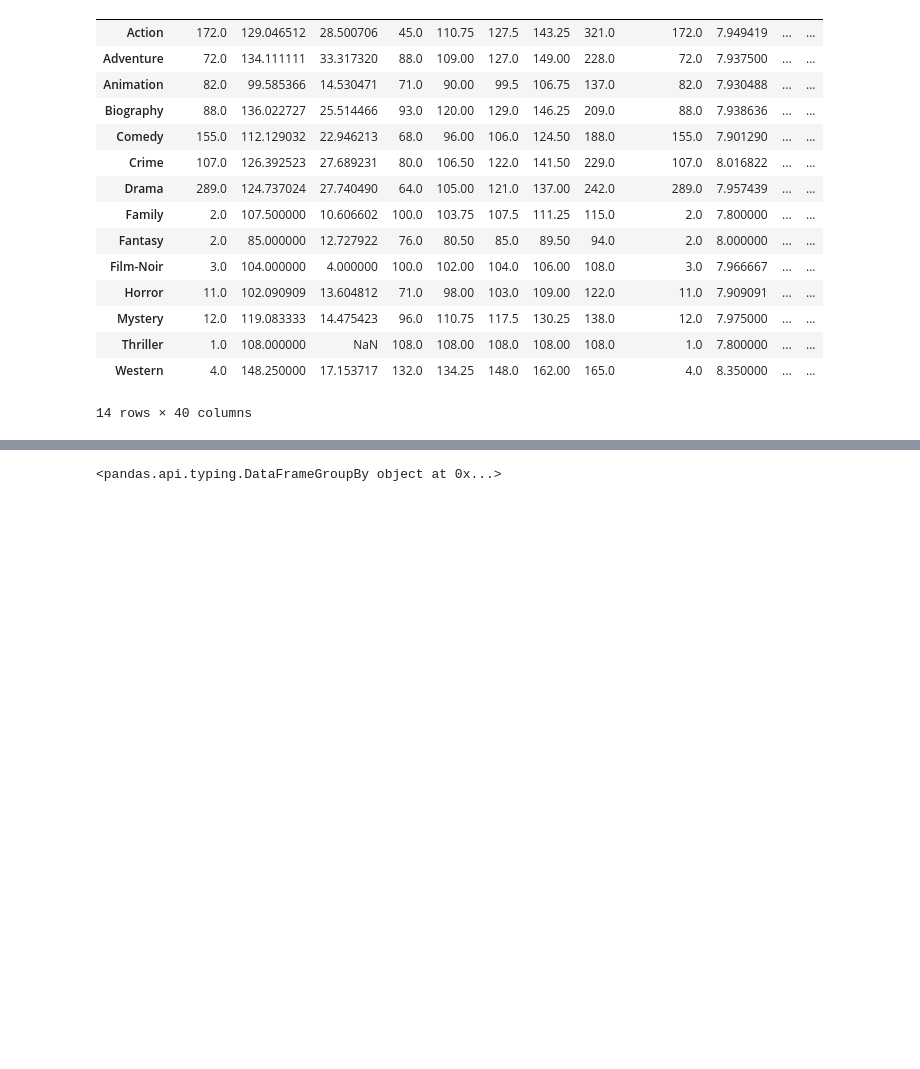
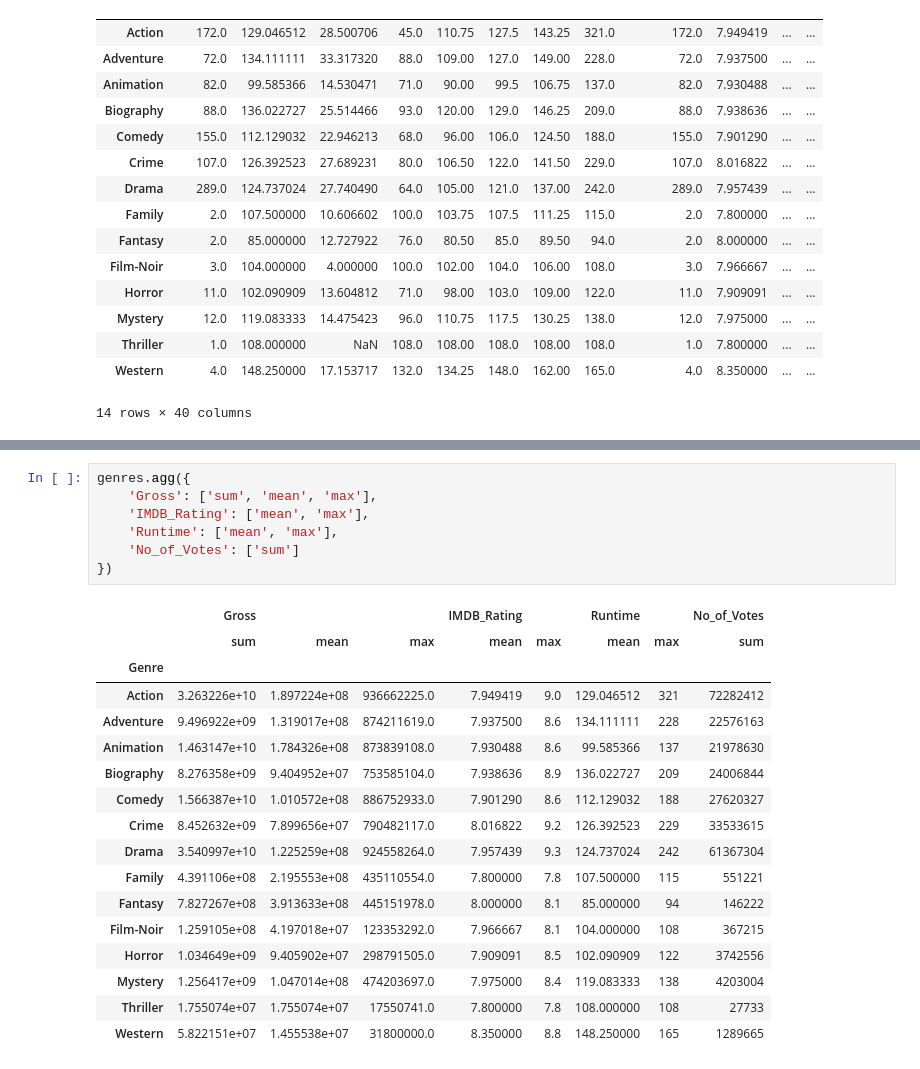
Before and after one commit to Hilal-11/Numpy-Pandas-Matplotlib-Seaborn-Sipy, a Jupyter notebook: Pandas 2/GroupBy.ipynb, the cells around one changed output, grey strips where cells are left out. Saved outputs shown, nothing was run; the diff lists cells and outputs as text; blank space fills up the shorter version.

```diff
--- a/Pandas 2/GroupBy.ipynb
+++ b/Pandas 2/GroupBy.ipynb
@@ -145,5 +145,27 @@ movies.groupby('Genre').sample(2 , replace=True)
 | 12 | Il buono, il brutto, il cattivo | 1966 | 161 | Western | 8.8 | Sergio Leone | Clint Eastwood | 688390 | 6100000.0 | ... |
 | 12 | Il buono, il brutto, il cattivo | 1966 | 161 | Western | 8.8 | Sergio Leone | Clint Eastwood | 688390 | 6100000.0 | ... |
 # %%
+genres.agg({
+    'Gross': ['sum', 'mean', 'max'],
+    'IMDB_Rating': ['mean', 'max'],
+    'Runtime': ['mean', 'max'],
+    'No_of_Votes': ['sum']
+})
 # %% [output]
-<pandas.api.typing.DataFrameGroupBy object at 0x...>
+|  | Gross |  |  | IMDB_Rating |  | Runtime |  | No_of_Votes |
+|  | sum | mean | max | mean | max | mean | max | sum |
+| Genre |  |  |  |  |  |  |  |  |
+| Action | 3.263226e+10 | 1.897224e+08 | 936662225.0 | 7.949419 | 9.0 | 129.046512 | 321 | 72282412 |
+| Adventure | 9.496922e+09 | 1.319017e+08 | 874211619.0 | 7.937500 | 8.6 | 134.111111 | 228 | 22576163 |
+| Animation | 1.463147e+10 | 1.784326e+08 | 873839108.0 | 7.930488 | 8.6 | 99.585366 | 137 | 21978630 |
+| Biography | 8.276358e+09 | 9.404952e+07 | 753585104.0 | 7.938636 | 8.9 | 136.022727 | 209 | 24006844 |
+| Comedy | 1.566387e+10 | 1.010572e+08 | 886752933.0 | 7.901290 | 8.6 | 112.129032 | 188 | 27620327 |
+| Crime | 8.452632e+09 | 7.899656e+07 | 790482117.0 | 8.016822 | 9.2 | 126.392523 | 229 | 33533615 |
+| Drama | 3.540997e+10 | 1.225259e+08 | 924558264.0 | 7.957439 | 9.3 | 124.737024 | 242 | 61367304 |
+| Family | 4.391106e+08 | 2.195553e+08 | 435110554.0 | 7.800000 | 7.8 | 107.500000 | 115 | 551221 |
+| Fantasy | 7.827267e+08 | 3.913633e+08 | 445151978.0 | 8.000000 | 8.1 | 85.000000 | 94 | 146222 |
+| Film-Noir | 1.259105e+08 | 4.197018e+07 | 123353292.0 | 7.966667 | 8.1 | 104.000000 | 108 | 367215 |
+| Horror | 1.034649e+09 | 9.405902e+07 | 298791505.0 | 7.909091 | 8.5 | 102.090909 | 122 | 3742556 |
+| Mystery | 1.256417e+09 | 1.047014e+08 | 474203697.0 | 7.975000 | 8.4 | 119.083333 | 138 | 4203004 |
+| Thriller | 1.755074e+07 | 1.755074e+07 | 17550741.0 | 7.800000 | 7.8 | 108.000000 | 108 | 27733 |
+| Western | 5.822151e+07 | 1.455538e+07 | 31800000.0 | 8.350000 | 8.8 | 148.250000 | 165 | 1289665 |
```
Also changed, not shown: parts of 3 cells of this notebook.
